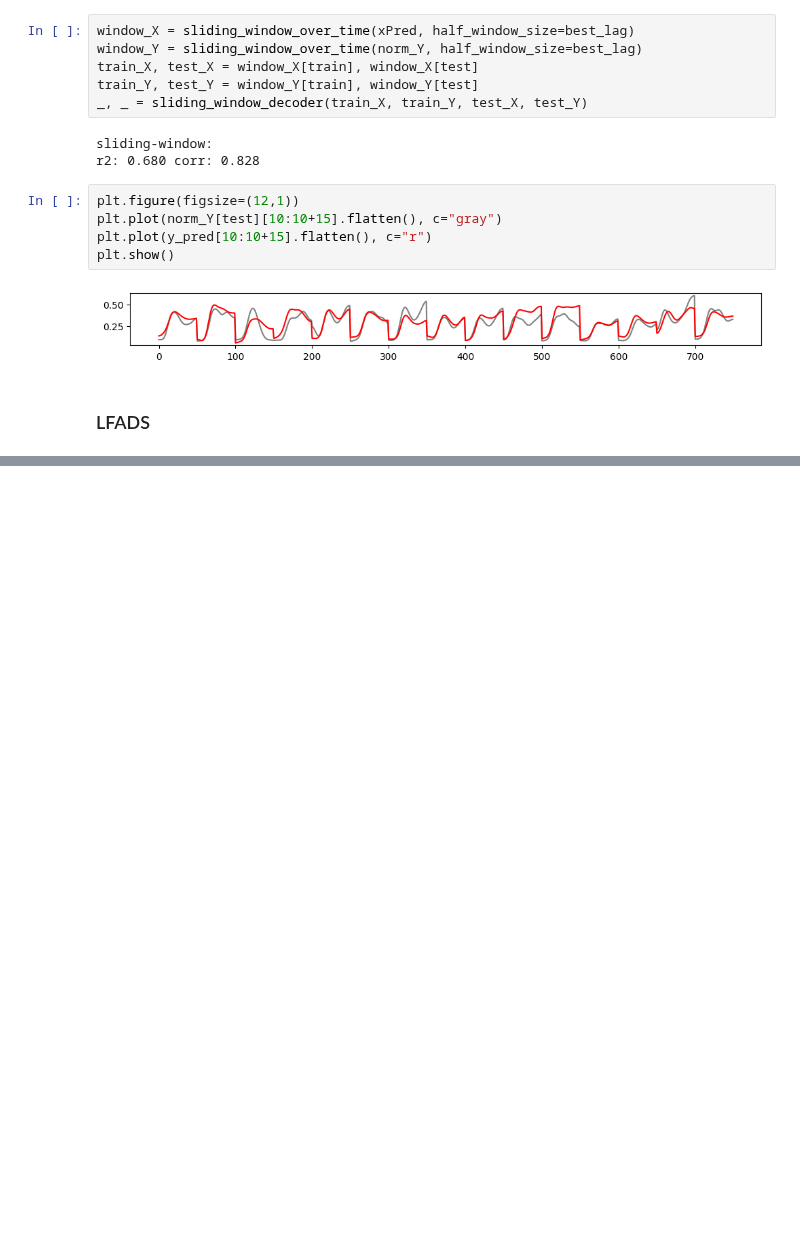
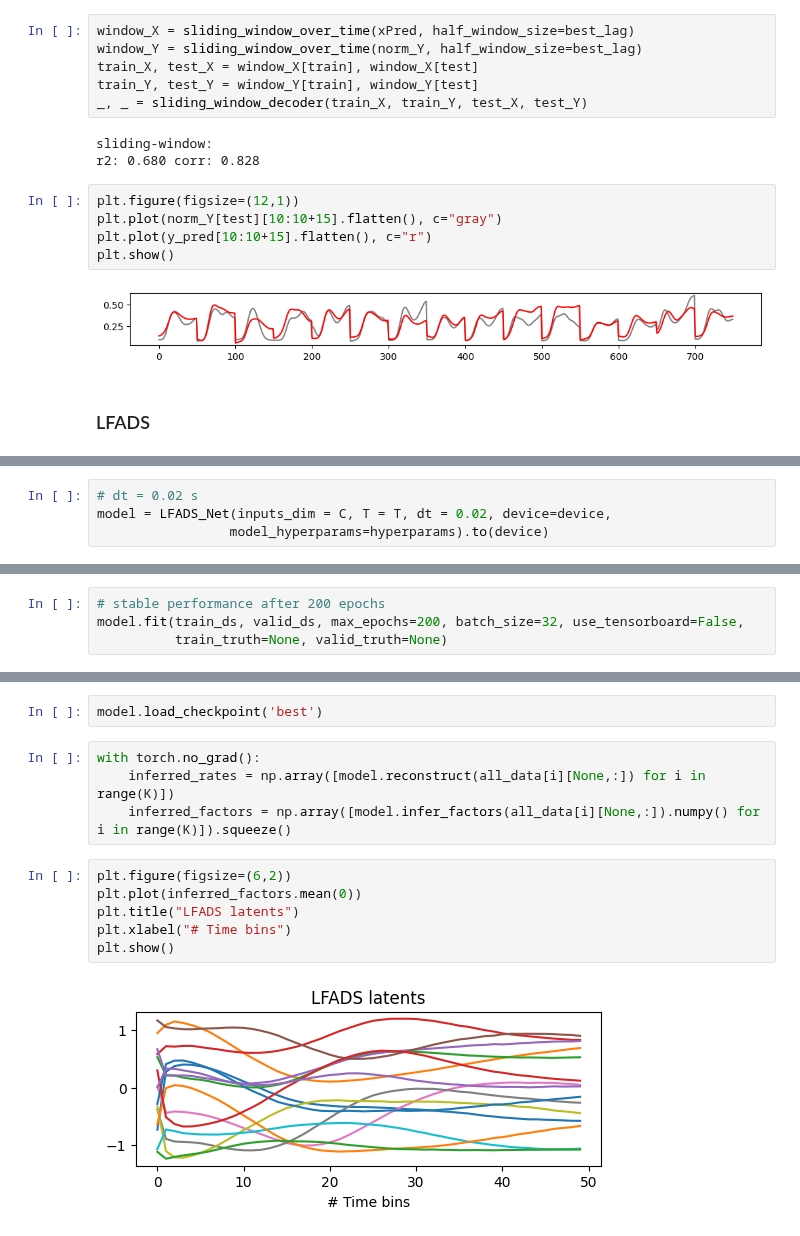
Before and after one commit to yzhang511/neural_decoding, a Jupyter notebook: notebooks/ibl_neural_latent_benchmark.ipynb, the cells around one changed output, grey strips where cells are left out. Saved outputs shown, nothing was run; the diff lists cells and outputs as text; blank space fills up the shorter version.

Commit message:
add lfads to lvm

```diff
--- a/notebooks/ibl_neural_latent_benchmark.ipynb
+++ b/notebooks/ibl_neural_latent_benchmark.ipynb
@@ -462,0 +512,4 @@ plt.show()
+# %%
+# dt = 0.02 s
+model = LFADS_Net(inputs_dim = C, T = T, dt = 0.02, device=device,
+                 model_hyperparams=hyperparams).to(device)
@@ -462,0 +518,4 @@ plt.show()
+# %%
+# stable performance after 200 epochs
+model.fit(train_ds, valid_ds, max_epochs=200, batch_size=32, use_tensorboard=False,
+          train_truth=None, valid_truth=None)
@@ -462,0 +540,14 @@ plt.show()
+# %%
+model.load_checkpoint('best')
+# %%
+with torch.no_grad():
+    inferred_rates = np.array([model.reconstruct(all_data[i][None,:]) for i in range(K)])
+    inferred_factors = np.array([model.infer_factors(all_data[i][None,:]).numpy() for i in range(K)]).squeeze()
+# %%
+plt.figure(figsize=(6,2))
+plt.plot(inferred_factors.mean(0))
+plt.title("LFADS latents")
+plt.xlabel("# Time bins")
+plt.show()
+# %% [output]
+[figure, added]
```
Also changed, not shown: parts of 13 cells of this notebook.
